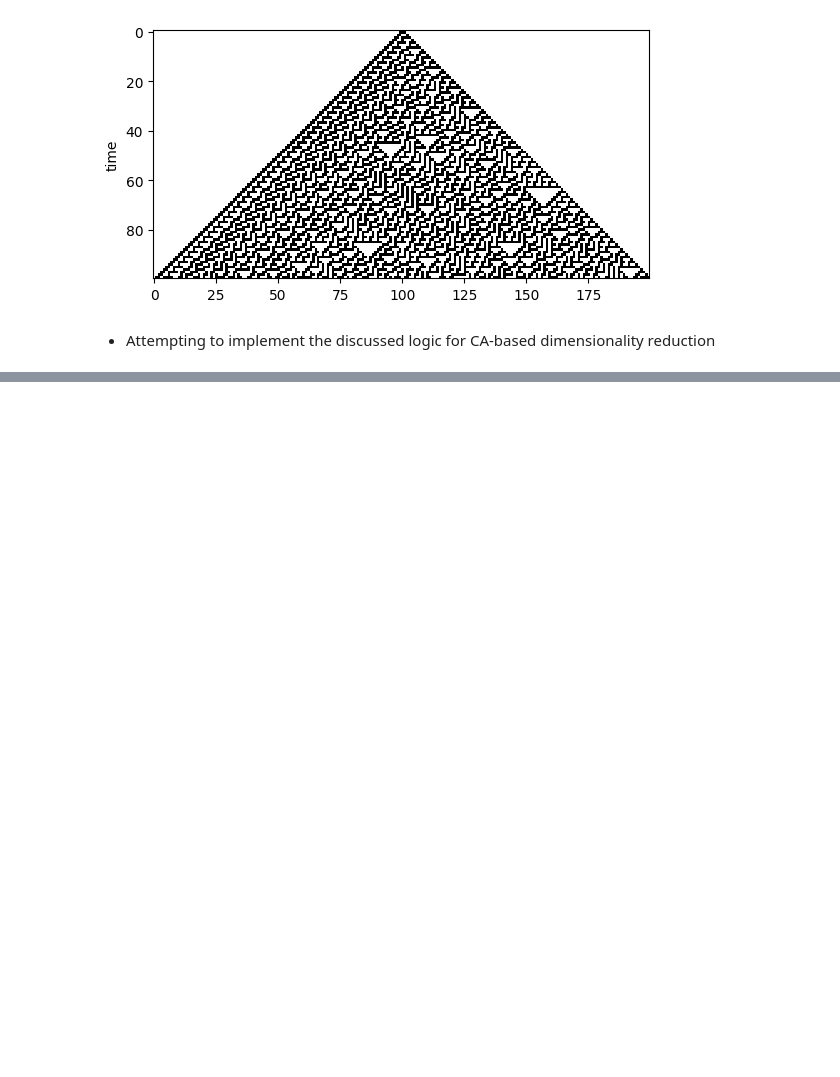
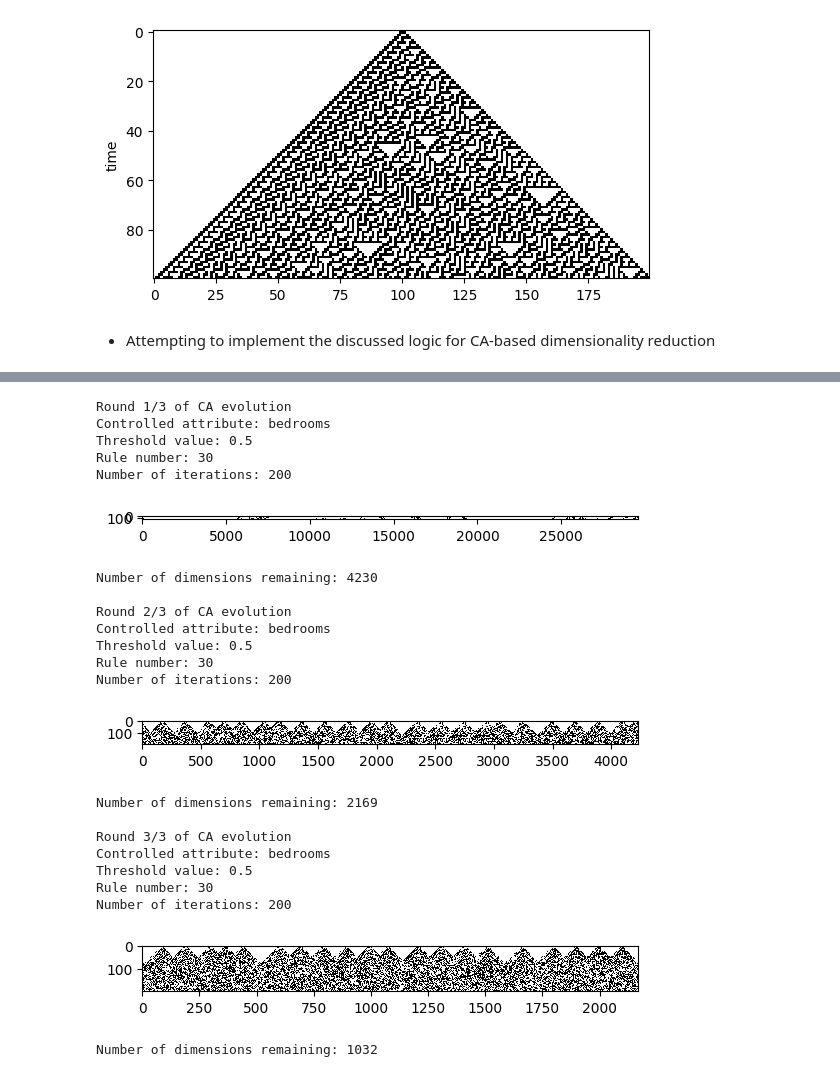
Before and after one commit to omegatro/MSC_CA, a Jupyter notebook: Sandbox/cellpylib.ipynb, the cells around one changed output, grey strips where cells are left out. Cells and saved outputs as stored; diff of their text form; code cells hidden in the pictures; blank space fills up the shorter version.

```diff
--- a/Sandbox/cellpylib.ipynb
+++ b/Sandbox/cellpylib.ipynb
@@ -126,0 +348,68 @@ SD: 2.8905035225816316
+# %%
+def evolve_data(data, controlled_vars, threshold_values, rule_numbers, num_iterations, rounds):
+  '''Perform several rounds of dimentionality reduction with selected one-dimentional cellular automaton.'''
+  for round in range(rounds):
+    print(f'\nRound {round+1}/{rounds} of CA evolution')
+    print(f'Controlled attribute: {controlled_vars[round]}')
+    print(f'Threshold value: {threshold_values[round]}')
+    print(f'Rule number: {rule_numbers[round]}')
+    print(f'Number of iterations: {num_iterations[round]}')
+    vector = data[controlled_vars[round]].to_numpy()
+
+    #rule for converting input values to 1/0 based on thresholds
+    thresholds = lambda x: 0 if x < threshold_values[round] else 1
+
+
+    #initalizing cellular automaton (see the tutorial)
+    ca_input = np.array([list(map(thresholds, vector))])
+
+    #evolving the automaton
+    cellular_automaton = cpl.evolve(ca_input, timesteps=num_iterations[round], memoize=True,
+                                    apply_rule=lambda n, c, t: cpl.nks_rule(n, rule_numbers[round]))
+    cpl.plot(cellular_automaton, ylabel='')
+
+
+    #extracting cell state after last iteration of evolution
+    mask = cellular_automaton[-1,:]
+
+    #keeping based on the cell state after i of evolution
+    dim_red_data = data.iloc[mask.astype(bool)]
+    data = dim_red_data
+
+    print(f'Number of dimensions remaining: {len(data)}')
+  return data
+# %%
+# Testing the function
+rounds = 3
+evolved_data = evolve_data(
+    data = processed_data,
+    controlled_vars = ['bedrooms']*rounds,
+    threshold_values = [0.5]*rounds,
+    rule_numbers = [30]*rounds,
+    num_iterations = [200]*rounds,
+    rounds = rounds
+    )
+# %% [output]
+Round 1/3 of CA evolution
+Controlled attribute: bedrooms
+Threshold value: 0.5
+Rule number: 30
+Number of iterations: 200
+[figure, added]
+Number of dimensions remaining: 4230
+
+Round 2/3 of CA evolution
+Controlled attribute: bedrooms
+Threshold value: 0.5
+Rule number: 30
+Number of iterations: 200
+[figure, added]
+Number of dimensions remaining: 2169
+
+Round 3/3 of CA evolution
+Controlled attribute: bedrooms
+Threshold value: 0.5
+Rule number: 30
+Number of iterations: 200
+[figure, added]
+Number of dimensions remaining: 1032
```
Also changed, not shown: parts of 21 cells of this notebook.
